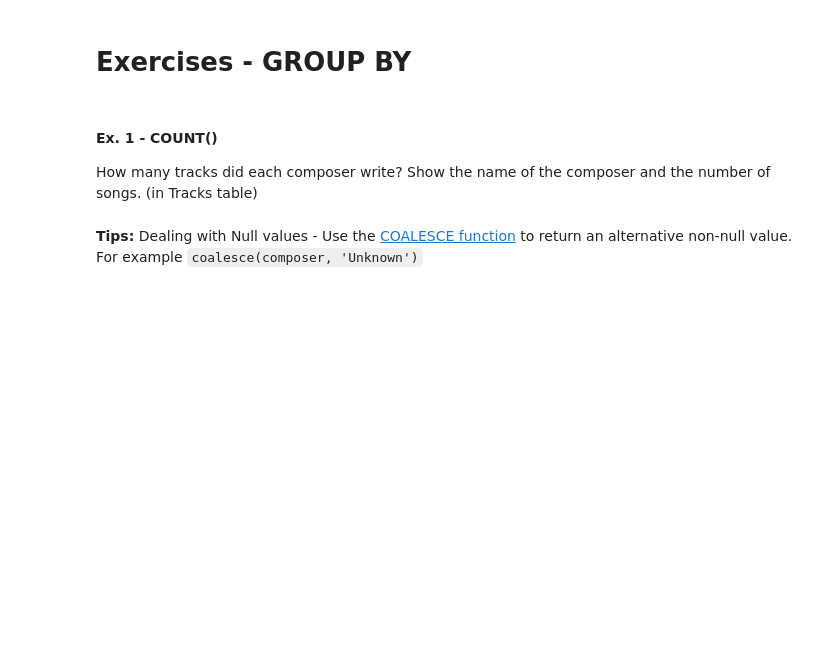
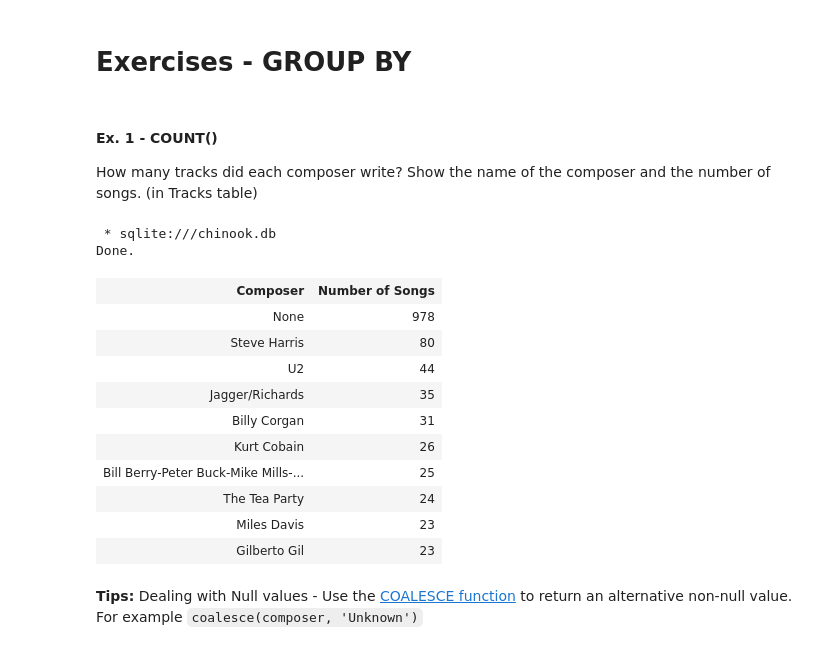
Before and after one commit to zakiayoubi/R11, a Jupyter notebook: Intro_to_SQL_2.ipynb, the cells around one changed output. Cells and saved outputs as stored; diff of their text form; code cells hidden in the pictures; blank space fills up the shorter version.

```diff
--- a/Intro_to_SQL_2.ipynb
+++ b/Intro_to_SQL_2.ipynb
@@ -28,7 +28,21 @@ Below is the ERD for the Database we will be practicing with. (Chinook.db)
 How many tracks did each composer write? Show the name of the composer and the number of songs. (in Tracks table)
 # %%
 %%sql
--- Write Your Query here
+SELECT composer, count("TrackId") AS "Number of Songs" FROM tracks GROUP BY "Composer" ORDER BY "Number of Songs" DESC LIMIT 10
+# %% [output]
+ * sqlite:///chinook.db
+Done.
+| Composer | Number of Songs |
+| None | 978 |
+| Steve Harris | 80 |
+| U2 | 44 |
+| Jagger/Richards | 35 |
+| Billy Corgan | 31 |
+| Kurt Cobain | 26 |
+| Bill Berry-Peter Buck-Mike Mills-... | 25 |
+| The Tea Party | 24 |
+| Miles Davis | 23 |
+| Gilberto Gil | 23 |
 # %% [markdown]
 **Tips:** Dealing with Null values - Use the [COALESCE function](https://www.postgresqltutorial.com/postgresql-tutorial/postgresql-coalesce/) to return an alternative non-null value. For example
 `coalesce(composer, 'Unknown')`
```
Also changed, not shown: parts of 2 cells of this notebook.
